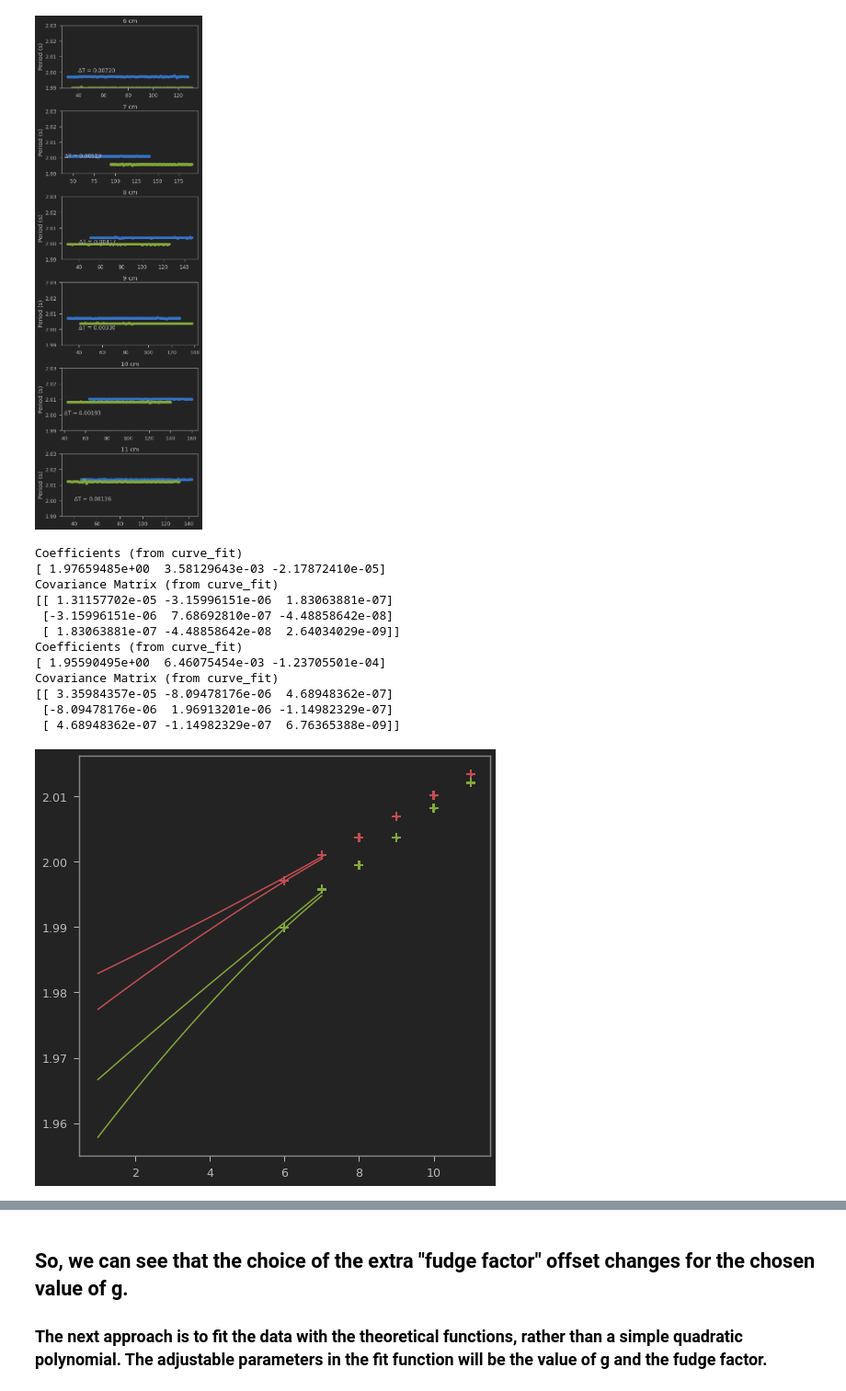
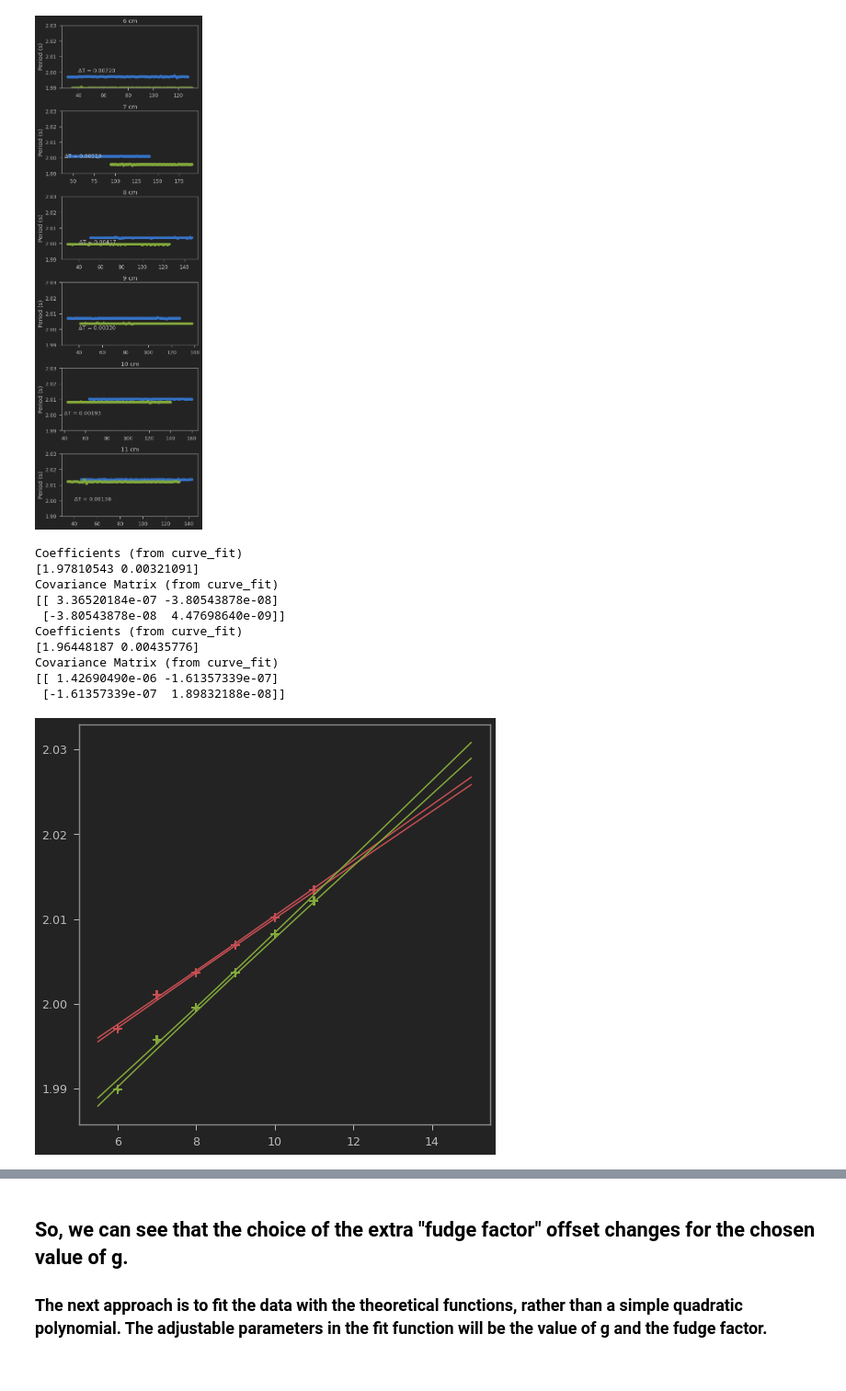
Before and after one commit to brash99/phys421, a Jupyter notebook: JupyterNotebooks/lowry/KaterPendulum.ipynb, the cells around one changed output, grey strips where cells are left out. Shown at 92% size. Saved outputs shown, nothing was run; the diff lists cells and outputs as text; code cells hidden in the pictures.

```diff
--- a/JupyterNotebooks/lowry/KaterPendulum.ipynb
+++ b/JupyterNotebooks/lowry/KaterPendulum.ipynb
@@ -242,16 +225,20 @@ down = pd.DataFrame({'Xpos':xpos, 'Period':tdown, 'dXpos':dxpos, 'dPeriod':dtdow
 
 from scipy.optimize import curve_fit
 
+#def fitfunction(x,*paramlist):
+#    return paramlist[0]+paramlist[1]*x + paramlist[2]*x*x
 def fitfunction(x,*paramlist):
-    return paramlist[0]+paramlist[1]*x + paramlist[2]*x*x
+    return paramlist[0]+paramlist[1]*x
 
-init_vals = [0.0 for x in range(3)]
+#init_vals = [0.0 for x in range(3)]
+init_vals = [0.0 for x in range(2)]
+
 x = np.array(up['Xpos'])
 y = np.array(up['Period'])
 poptu, pcovu = curve_fit(fitfunction,x,y,p0=init_vals)
 
 #xi = np.linspace(np.min(x),np.max(x),100)
-xi = np.linspace(1,7,1000)
+xi = np.linspace(5.5,15.0,1000)
 ps = np.random.multivariate_normal(poptu,pcovu,10000)
 ysample=np.asarray([fitfunction(xi,*pi) for pi in ps])
 loweru = np.percentile(ysample,16.0,axis=0)
@@ -263,55 +250,55 @@ print (poptu)
 print("Covariance Matrix (from curve_fit)")
 print (pcovu)
 
-init_vals = [0.0 for x in range(3)]
+#init_vals = [0.0 for x in range(3)]
+init_vals = [0.0 for x in range(2)]
+
 x = np.array(down['Xpos'])
 y = np.array(down['Period'])
 poptd, pcovd = curve_fit(fitfunction,x,y,p0=init_vals)
 
 #xi = np.linspace(np.min(x),np.max(x),100)
-xi = np.linspace(1,7,1000)
+xi = np.linspace(5.5,15.0,1000)
 ps = np.random.multivariate_normal(poptd,pcovd,10000)
 ysample=np.asarray([fitfunction(xi,*pi) for pi in ps])
 lowerd = np.percentile(ysample,16.0,axis=0)
 upperd = np.percentile(ysample,84.0,axis=0)
 middled = (lowerd+upperd)/2.0
 
 print("Coefficients (from curve_fit)")
 print (poptd)
 print("Covariance Matrix (from curve_fit)")
 print (pcovd)
 
 fig2, axs2 = plt.subplots(nrows=1, ncols=1, figsize=(8,8))
 
 axs2.errorbar(up.Xpos,up.Period,yerr=up.dPeriod,xerr=up.dXpos,fmt='r.',capsize=5, capthick=2)
 axs2.errorbar(down.Xpos,down.Period,yerr=down.dPeriod,xerr=down.dXpos,fmt='g.',capsize=5, capthick=2)
 
 #axs2.plot(xi,middleu)
 axs2.plot(xi,loweru,'r')
 axs2.plot(xi,upperu,'r')
 
 #axs2.plot(xi,middle)
 axs2.plot(xi,lowerd,'g')
 axs2.plot(xi,upperd,'g')
 
 #axs2.set_xlim(3.8,4.3)
 #axs2.set_ylim(2.003,2.006)
 
 plt.show()
 # %% [output]
 Coefficients (from curve_fit)
-[ 1.97659485e+00  3.58129643e-03 -2.17872410e-05]
+[1.97810543 0.00321091]
 Covariance Matrix (from curve_fit)
-[[ 1.31157702e-05 -3.15996151e-06  1.83063881e-07]
- [-3.15996151e-06  7.68692810e-07 -4.48858642e-08]
- [ 1.83063881e-07 -4.48858642e-08  2.64034029e-09]]
+[[ 3.36520184e-07 -3.80543878e-08]
+ [-3.80543878e-08  4.47698640e-09]]
 Coefficients (from curve_fit)
-[ 1.95590495e+00  6.46075454e-03 -1.23705501e-04]
+[1.96448187 0.00435776]
 Covariance Matrix (from curve_fit)
-[[ 3.35984357e-05 -8.09478176e-06  4.68948362e-07]
- [-8.09478176e-06  1.96913201e-06 -1.14982329e-07]
- [ 4.68948362e-07 -1.14982329e-07  6.76365388e-09]]
+[[ 1.42690490e-06 -1.61357339e-07]
+ [-1.61357339e-07  1.89832188e-08]]
-[figure, old version]
+[figure, new version]
 # %%
 tmin = []
 for i in range(len(xi)):
```
Also changed, not shown: parts of 7 cells of this notebook.
